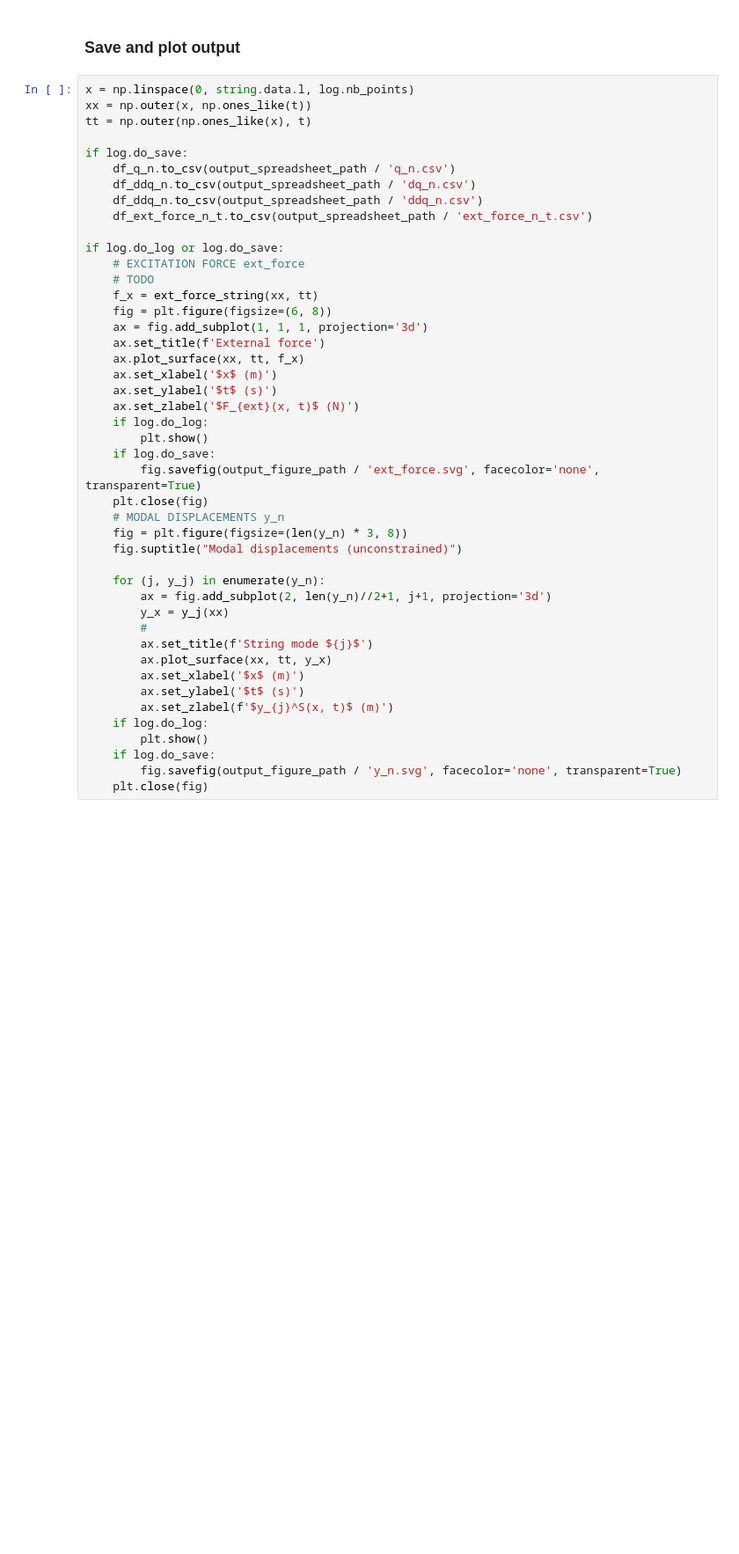
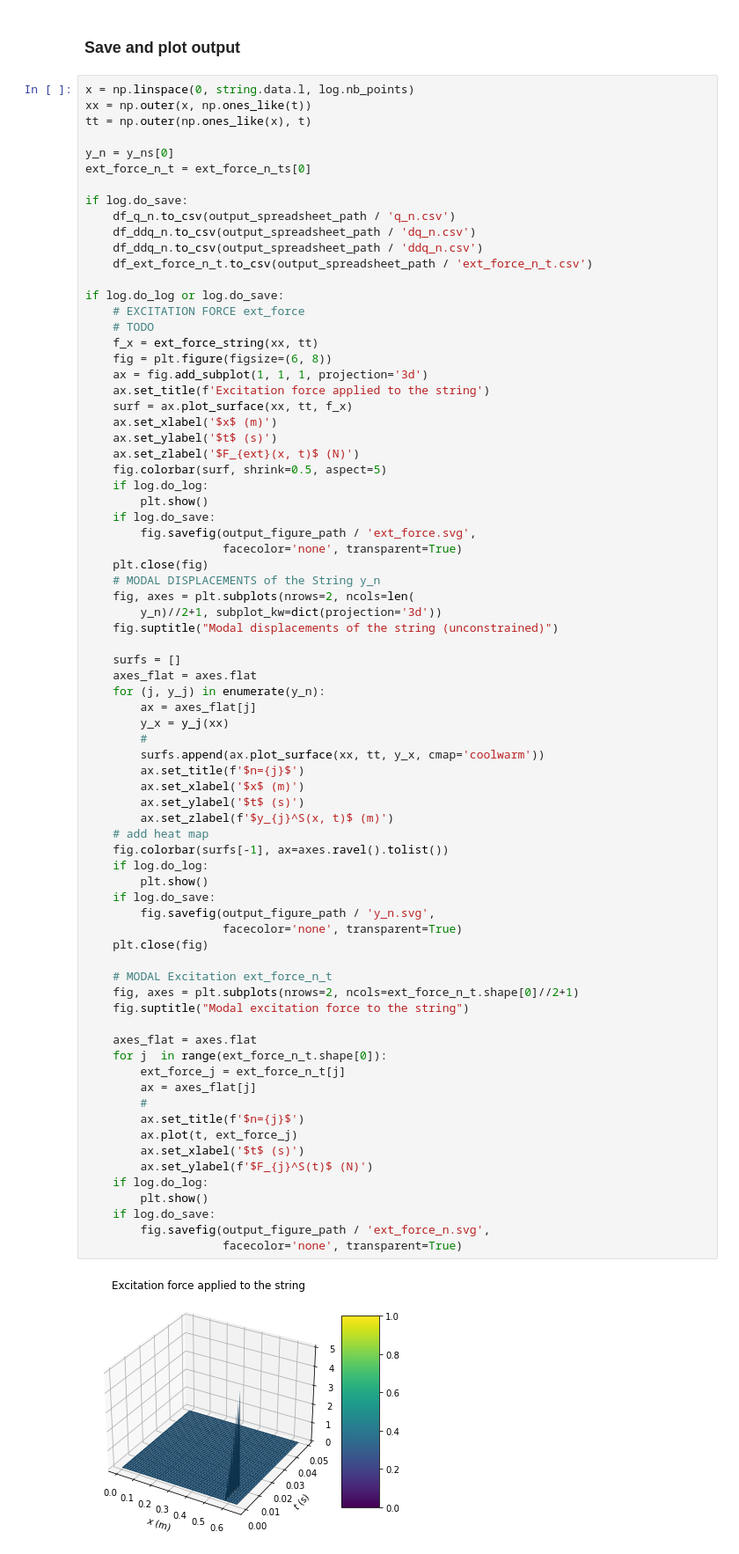
Before and after one commit to piptouque/atiam_pam_hrparam, a Jupyter notebook: source/synth_uk_pierre.ipynb, the cells around one changed output. Shown at 88% size. Saved outputs shown, nothing was run; the diff lists cells and outputs as text; blank space fills up the shorter version.

Commit message:
[fix]: computation of modal responses.

```diff
--- a/source/synth_uk_pierre.ipynb
+++ b/source/synth_uk_pierre.ipynb
@@ -79,44 +88,76 @@ df_ext_force_n_t = pd.DataFrame(ext_force_n_ts[0], index=sim.n, columns=t)
 x = np.linspace(0, string.data.l, log.nb_points)
 xx = np.outer(x, np.ones_like(t))
 tt = np.outer(np.ones_like(x), t)
+
+y_n = y_ns[0]
+ext_force_n_t = ext_force_n_ts[0]
 
 if log.do_save:
     df_q_n.to_csv(output_spreadsheet_path / 'q_n.csv')
     df_ddq_n.to_csv(output_spreadsheet_path / 'dq_n.csv')
     df_ddq_n.to_csv(output_spreadsheet_path / 'ddq_n.csv')
     df_ext_force_n_t.to_csv(output_spreadsheet_path / 'ext_force_n_t.csv')
 
 if log.do_log or log.do_save:
     # EXCITATION FORCE ext_force
     # TODO
     f_x = ext_force_string(xx, tt)
     fig = plt.figure(figsize=(6, 8))
     ax = fig.add_subplot(1, 1, 1, projection='3d')
-    ax.set_title(f'External force')
-    ax.plot_surface(xx, tt, f_x)
+    ax.set_title(f'Excitation force applied to the string')
+    surf = ax.plot_surface(xx, tt, f_x)
     ax.set_xlabel('$x$ (m)')
     ax.set_ylabel('$t$ (s)')
     ax.set_zlabel('$F_{ext}(x, t)$ (N)')
+    fig.colorbar(surf, shrink=0.5, aspect=5)
     if log.do_log:
         plt.show()
     if log.do_save:
-        fig.savefig(output_figure_path / 'ext_force.svg', facecolor='none', transparent=True)
+        fig.savefig(output_figure_path / 'ext_force.svg',
+                    facecolor='none', transparent=True)
     plt.close(fig)
-    # MODAL DISPLACEMENTS y_n
-    fig = plt.figure(figsize=(len(y_n) * 3, 8))
-    fig.suptitle("Modal displacements (unconstrained)")
+    # MODAL DISPLACEMENTS of the String y_n
+    fig, axes = plt.subplots(nrows=2, ncols=len(
+        y_n)//2+1, subplot_kw=dict(projection='3d'))
+    fig.suptitle("Modal displacements of the string (unconstrained)")
 
+    surfs = []
+    axes_flat = axes.flat
     for (j, y_j) in enumerate(y_n):
-        ax = fig.add_subplot(2, len(y_n)//2+1, j+1, projection='3d')
+        ax = axes_flat[j]
         y_x = y_j(xx)
         #
-        ax.set_title(f'String mode ${j}$')
-        ax.plot_surface(xx, tt, y_x)
+        surfs.append(ax.plot_surface(xx, tt, y_x, cmap='coolwarm'))
+        ax.set_title(f'$n={j}$')
         ax.set_xlabel('$x$ (m)')
         ax.set_ylabel('$t$ (s)')
         ax.set_zlabel(f'$y_{j}^S(x, t)$ (m)')
+    # add heat map
+    fig.colorbar(surfs[-1], ax=axes.ravel().tolist())
     if log.do_log:
         plt.show()
     if log.do_save:
-        fig.savefig(output_figure_path / 'y_n.svg', facecolor='none', transparent=True)
+        fig.savefig(output_figure_path / 'y_n.svg',
+                    facecolor='none', transparent=True)
     plt.close(fig)
+
+    # MODAL Excitation ext_force_n_t
+    fig, axes = plt.subplots(nrows=2, ncols=ext_force_n_t.shape[0]//2+1)
+    fig.suptitle("Modal excitation force to the string")
+
+    axes_flat = axes.flat
+    for j  in range(ext_force_n_t.shape[0]):
+        ext_force_j = ext_force_n_t[j]
+        ax = axes_flat[j]
+        #
+        ax.set_title(f'$n={j}$')
+        ax.plot(t, ext_force_j)
+        ax.set_xlabel('$t$ (s)')
+        ax.set_ylabel(f'$F_{j}^S(t)$ (N)')
+    if log.do_log:
+        plt.show()
+    if log.do_save:
+        fig.savefig(output_figure_path / 'ext_force_n.svg',
+                    facecolor='none', transparent=True)
+# %% [output]
+[figure, added]
```
Also changed, not shown: parts of 3 cells of this notebook, 5 other files.
